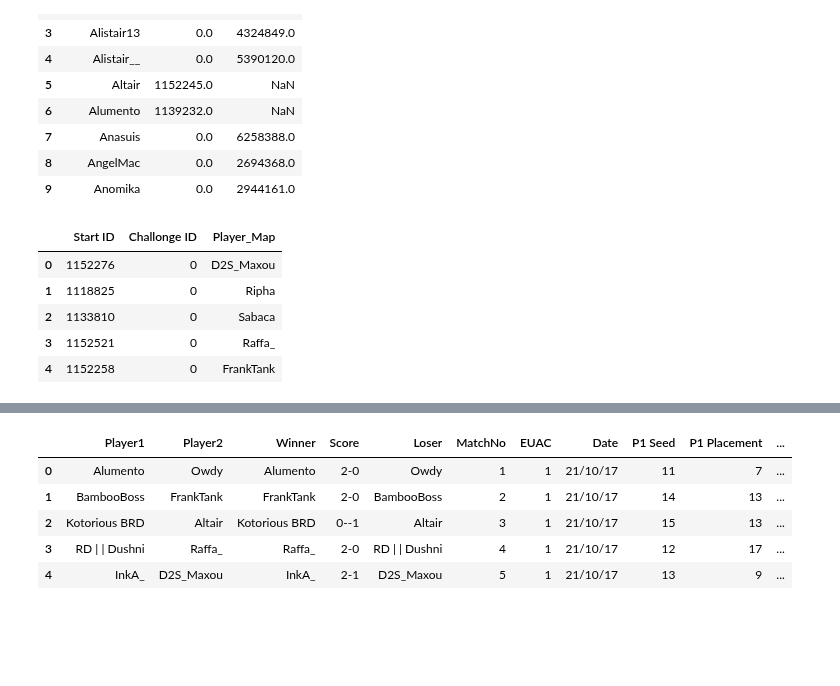
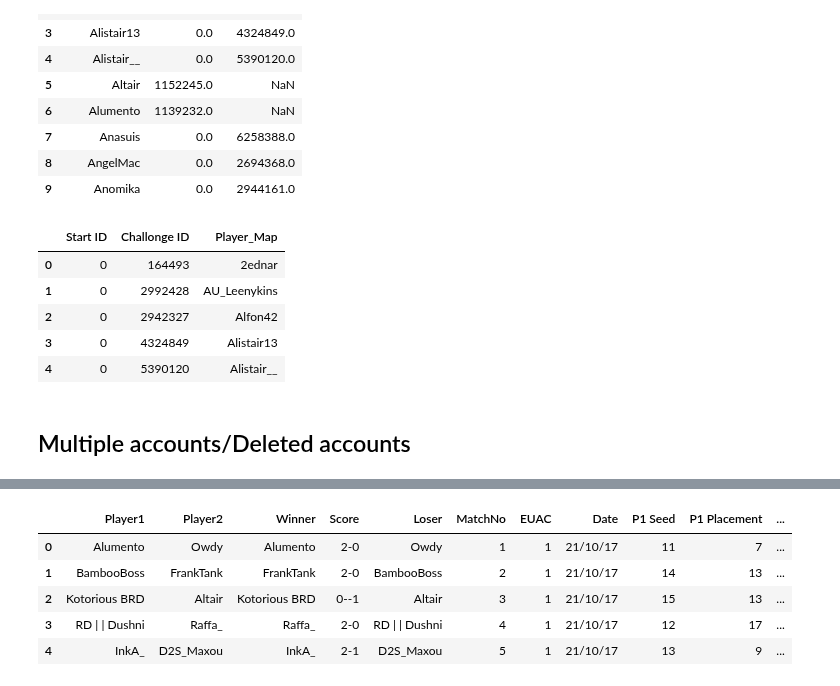
Before and after one commit to DarrenCCT/Tournament-Analysis, a Jupyter notebook: EUAC - Data Cleaning.ipynb, the cells around one changed output, grey strips where cells are left out. Saved outputs shown, nothing was run; the diff lists cells and outputs as text; code cells hidden in the pictures; blank space fills up the shorter version.

Commit message:
Add files via upload
Fixed an oversight with a variable. Expanded on Player_Map to track people with multiple accounts

```diff
--- a/EUAC - Data Cleaning.ipynb
+++ b/EUAC - Data Cleaning.ipynb
@@ -377,19 +377,21 @@ merged_df.head(10)
 | 8 | AngelMac | 0.0 | 2694368.0 |
 | 9 | Anomika | 0.0 | 2944161.0 |
 # %%
-playerdf = playerdf[["Start ID", "Challonge ID", "Player_Map"]].copy()
+merged_df = merged_df[["Start ID", "Challonge ID", "Player_Map"]].copy()
 # %%
-playerdf["Start ID"] = playerdf["Start ID"].fillna(0)
-playerdf["Challonge ID"] = playerdf["Challonge ID"].fillna(0)
+merged_df["Start ID"] = merged_df["Start ID"].fillna(0)
+merged_df["Challonge ID"] = merged_df["Challonge ID"].fillna(0)
 # %%
-playerdf["Start ID"] = playerdf["Start ID"].astype(int)
-playerdf["Challonge ID"] = playerdf["Challonge ID"].astype(int)
+merged_df["Start ID"] = merged_df["Start ID"].astype(int)
+merged_df["Challonge ID"] = merged_df["Challonge ID"].astype(int)
 # %%
-playerdf.head()
+merged_df.head()
 # %% [output]
 |  | Start ID | Challonge ID | Player_Map |
-| 0 | 1152276 | 0 | D2S_Maxou |
-| 1 | 1118825 | 0 | Ripha |
-| 2 | 1133810 | 0 | Sabaca |
-| 3 | 1152521 | 0 | Raffa_ |
-| 4 | 1152258 | 0 | FrankTank |
+| 0 | 0 | 164493 | 2ednar |
+| 1 | 0 | 2992428 | AU_Leenykins |
+| 2 | 0 | 2942327 | Alfon42 |
+| 3 | 0 | 4324849 | Alistair13 |
+| 4 | 0 | 5390120 | Alistair__ |
+# %% [markdown]
+## Multiple accounts/Deleted accounts
```
Also changed, not shown: parts of 6 cells of this notebook.
